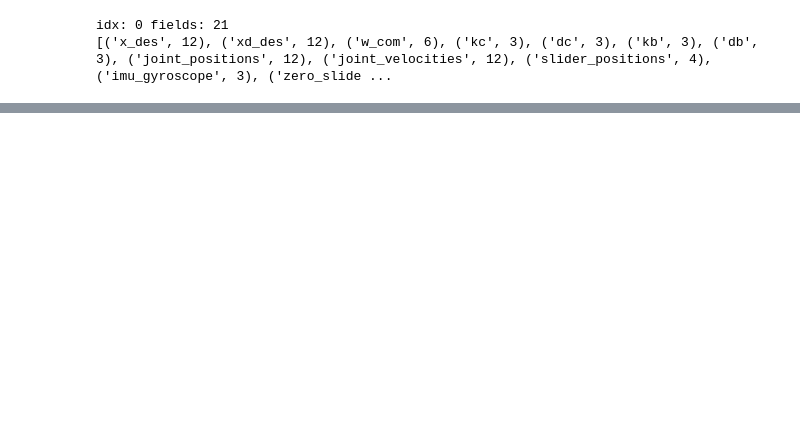
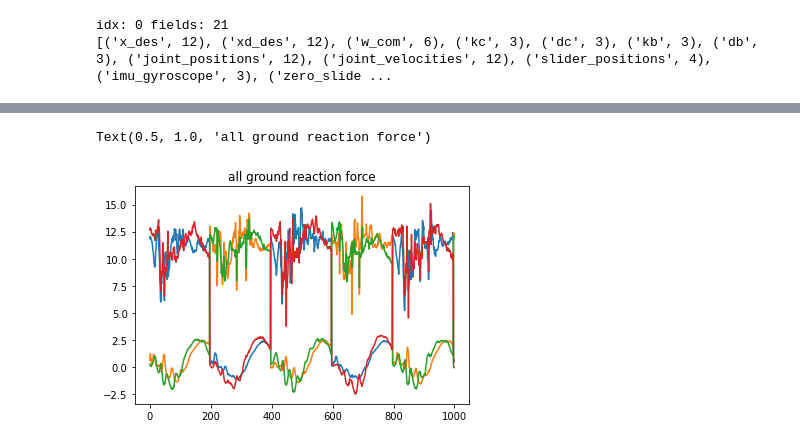
Before and after one commit to caoliheng/contact-detection, a Jupyter notebook: data analysis.ipynb, the cells around one changed output, grey strips where cells are left out. Cells and saved outputs as stored; diff of their text form; code cells hidden in the pictures; blank space fills up the shorter version.

```diff
--- a/data analysis.ipynb
+++ b/data analysis.ipynb
@@ -94,3 +126,7 @@ len(pin_robot.data.oMi.tolist())
 # %%
-plt.plot(reader_f[1000:2000, :, 2])
+# plot GRF
+plt.plot(calculated_f[1000:2000, :, 2])
 plt.title('all ground reaction force')
+# %% [output]
+Text(0.5, 1.0, 'all ground reaction force')
+[figure, added]
```
Also changed, not shown: parts of 28 cells of this notebook, 4 other files.
